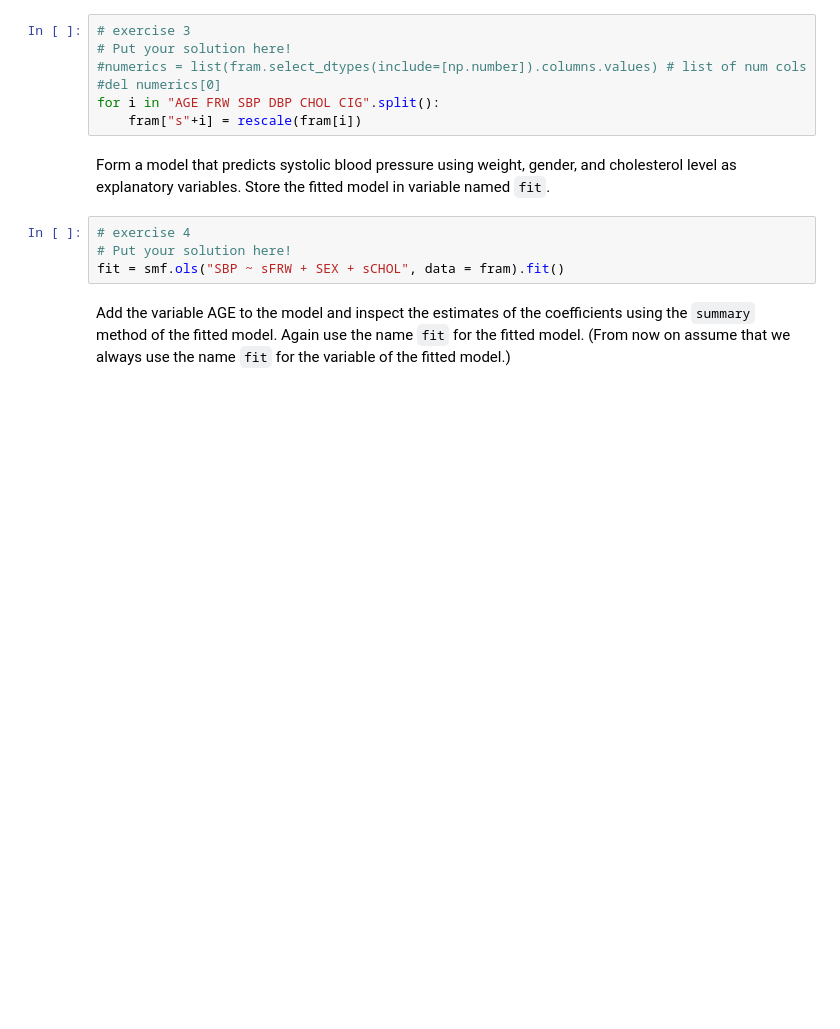
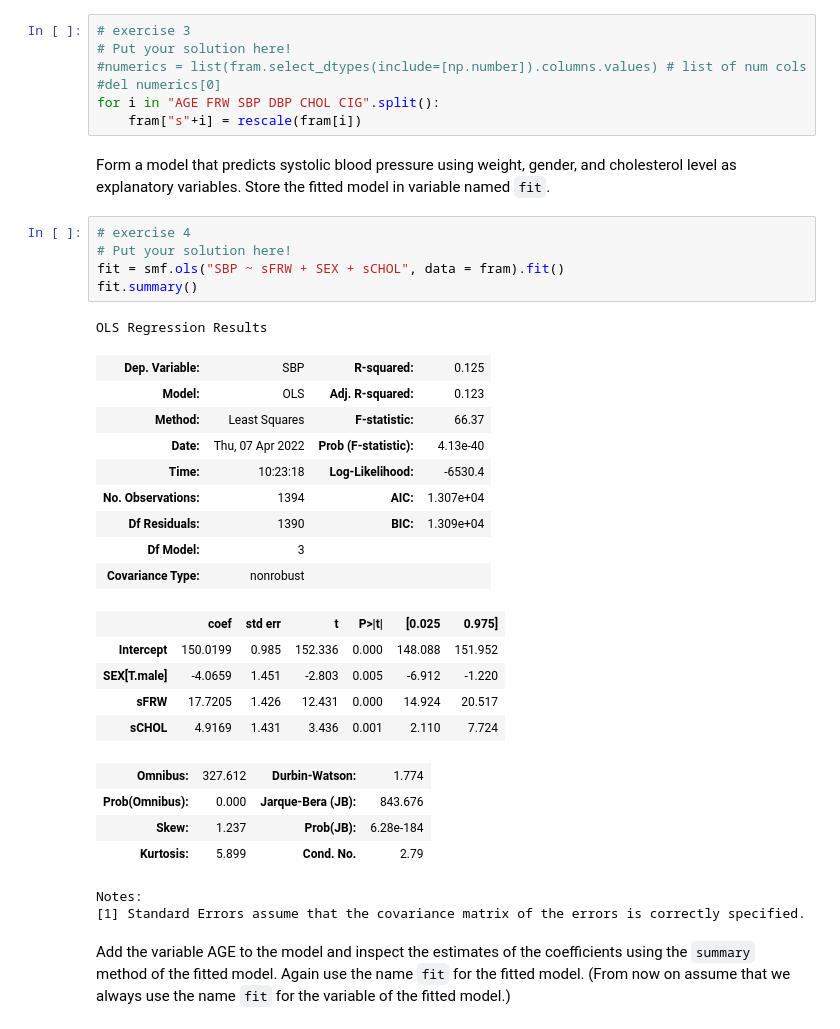
Before and after one commit to ngoubou/data_analysis_python_helsinki, a Jupyter notebook: week7_project/1_project_notebook_regression_analysis.ipynb, the cells around one changed output. Saved outputs shown, nothing was run; the diff lists cells and outputs as text; blank space fills up the shorter version.

```diff
--- a/week7_project/1_project_notebook_regression_analysis.ipynb
+++ b/week7_project/1_project_notebook_regression_analysis.ipynb
@@ -67,7 +67,30 @@ Form a model that predicts systolic blood pressure using weight, gender, and cho
 # %%
 # exercise 4
 # Put your solution here!
 fit = smf.ols("SBP ~ sFRW + SEX + sCHOL", data = fram).fit()
+fit.summary()
+# %% [output]
+OLS Regression Results
+| Dep. Variable: | SBP | R-squared: | 0.125 |
+| Model: | OLS | Adj. R-squared: | 0.123 |
+| Method: | Least Squares | F-statistic: | 66.37 |
+| Date: | Thu, 07 Apr 2022 | Prob (F-statistic): | 4.13e-40 |
+| Time: | 10:23:18 | Log-Likelihood: | -6530.4 |
+| No. Observations: | 1394 | AIC: | 1.307e+04 |
+| Df Residuals: | 1390 | BIC: | 1.309e+04 |
+| Df Model: | 3 |  |  |
+| Covariance Type: | nonrobust |  |  |
+|  | coef | std err | t | P>|t| | [0.025 | 0.975] |
+| Intercept | 150.0199 | 0.985 | 152.336 | 0.000 | 148.088 | 151.952 |
+| SEX[T.male] | -4.0659 | 1.451 | -2.803 | 0.005 | -6.912 | -1.220 |
+| sFRW | 17.7205 | 1.426 | 12.431 | 0.000 | 14.924 | 20.517 |
+| sCHOL | 4.9169 | 1.431 | 3.436 | 0.001 | 2.110 | 7.724 |
+| Omnibus: | 327.612 | Durbin-Watson: | 1.774 |
+| Prob(Omnibus): | 0.000 | Jarque-Bera (JB): | 843.676 |
+| Skew: | 1.237 | Prob(JB): | 6.28e-184 |
+| Kurtosis: | 5.899 | Cond. No. | 2.79 |
+Notes:
+[1] Standard Errors assume that the covariance matrix of the errors is correctly specified.
 # %% [markdown]
 Add the variable AGE to the model and inspect the estimates of the coefficients using the `summary` method of the fitted model. Again use the name `fit` for the fitted model. (From now on assume that we always use the name `fit` for the variable of the fitted model.)
 # %%
```
Also changed, not shown: parts of 3 cells of this notebook.
